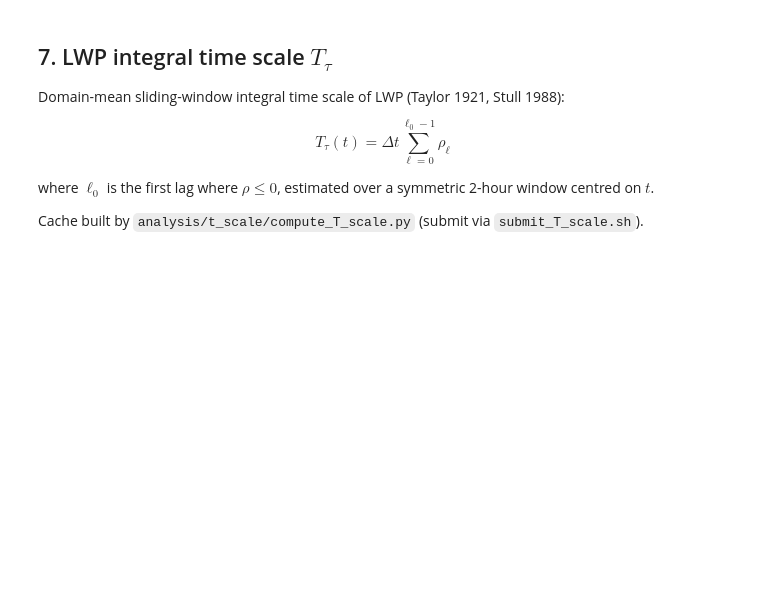
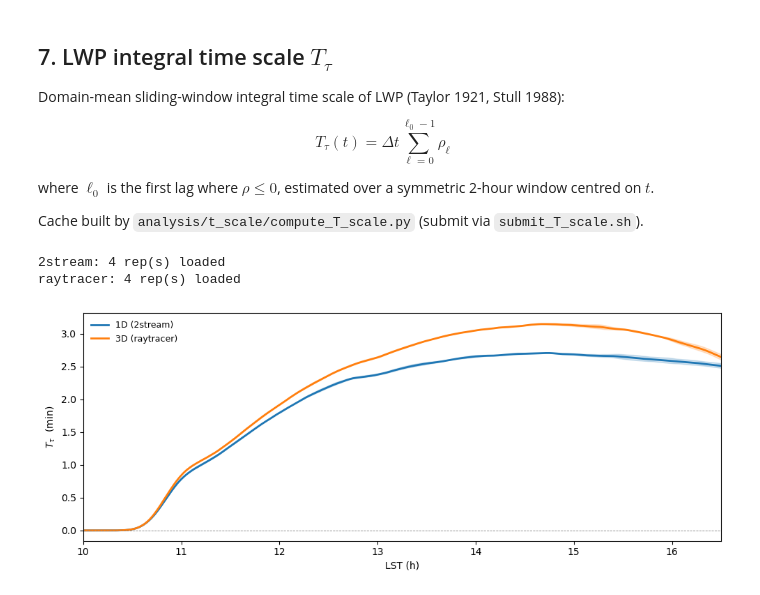
Before and after one commit to magpowell/microhh, a Jupyter notebook: cases/cass/analysis/base_comparison.ipynb, the cells around one changed output. Drawn from its saved outputs; the diff is of its cells as text; code cells hidden in the pictures; blank space fills up the shorter version.

```diff
--- a/cases/cass/analysis/base_comparison.ipynb
+++ b/cases/cass/analysis/base_comparison.ipynb
@@ -561,7 +470,6 @@ import netCDF4 as _nc4
 
 C1         = 2.5
 G          = 9.81
-LST_OFFSET = 5.5   # sim t=0 → 05:30 LST
 LST_WIN    = (13.0, 14.0)  # averaging window in LST hours
 
 
@@ -608,7 +516,7 @@ wstar_data = {}  # key → list of w_* values (one per rep)
 
 for case in CASES:
     rt_key   = case['key']
-    run_root = Path(case['run_root'])
+    run_root = Path(rs.root) / case['rt']
     vals = []
     for i in range(1, N_REPS + 1):
         rep_dir = run_root / f'rep_{i:02d}'
@@ -631,32 +539,3 @@ for case in CASES:
   3D rep_03  w* = 1.939 m/s
   3D rep_04  w* = 1.936 m/s
 3D: mean w* = 1.937 +/- 0.001 m/s
-# %%
-# ── Figure 6: w_* bar chart — 1D vs 3D ───────────────────────────────────────
-fig, ax = plt.subplots(figsize=(5, 4))
-
-x_pos  = np.arange(len(CASES))
-width  = 0.5
-
-for xi, case in enumerate(CASES):
-    vals = wstar_data[case['key']]
-    mean = np.nanmean(vals)
-    std  = np.nanstd(vals, ddof=0)
-    ax.bar(xi, mean, width, yerr=std, capsize=5,
-           color=case['color'], alpha=0.8, label=case['label'],
-           edgecolor='k', linewidth=0.6)
-    # individual rep markers
-    ax.scatter(np.full(len(vals), xi), vals,
-               color='k', s=20, zorder=3, alpha=0.6)
-
-ax.set_xticks(x_pos)
-ax.set_xticklabels([c['label'] for c in CASES])
-ax.set_ylabel(r'$w_*$  (m s$^{-1}$)')
-ax.set_title(f'Convective velocity scale:  {EXPT_KEY}\n'
-             f'[{LST_WIN[0]:.0f}:00–{LST_WIN[1]:.0f}:00 LST mean]',
-             fontsize=10)
-
-plt.tight_layout()
-if SAVE_PDF:
-    fig.savefig(f'fig6_wstar_{EXPT_KEY}.pdf', bbox_inches='tight')
-plt.show()
@@ -674,15 +551,11 @@ where $\ell_0$ is the first lag where $\rho \leq 0$, estimated over a symmetric
 Cache built by `analysis/t_scale/compute_T_scale.py` (submit via `submit_T_scale.sh`).
 # %%
 # ── Load T_scale cache ────────────────────────────────────────────────────────
-import os
-from pathlib import Path
-
-_TS_ROOT = (Path(os.environ.get('SCRATCH', '/pscratch/sd/m/mpowell'))
-            / 'CASS_LES/analysis/timescale' / EXPT_KEY)
+_TS_ROOT = CASS_ROOT / 'analysis' / 'timescale' / EXPT_KEY
 
 _RT_CFG = [
-    ('2stream',   'C0', '1D (2stream)'),
-    ('raytracer', 'C1', '3D (raytracer)'),
+    ('2stream',   RT_STYLE['2stream']['color'], RT_LABEL['2stream']),
+    ('raytracer', RT_STYLE['raytracer']['color'], RT_LABEL['raytracer']),
 ]
 
 ts_data = {}
@@ -708,30 +581,34 @@ LST_PLOT_MIN, LST_PLOT_MAX = 10.0, 16.5   # adjust as needed
 fig, ax = plt.subplots(figsize=(10, 4))
 
 for rt, color, label in _RT_CFG:
     reps = ts_data.get(rt, [])
     if not reps:
         continue
     t_h   = reps[0]['t_lst_h']
     stack = np.stack([r['T_scale_mean'] for r in reps])   # (n_reps, T)
     mu    = np.nanmean(stack, axis=0) / 60.0              # seconds → minutes
     sd    = np.nanstd(stack,  axis=0, ddof=0) / 60.0
 
     ax.plot(t_h, mu, color=color, lw=2.0, label=label)
     ax.fill_between(t_h, mu - sd, mu + sd, color=color, alpha=0.2)
 
 ax.set_xlabel('LST (h)')
 ax.set_ylabel(r'$T_\tau$  (min)')
 ax.set_xlim(LST_PLOT_MIN, LST_PLOT_MAX)
 ax.set_xticks(np.arange(LST_PLOT_MIN, LST_PLOT_MAX + 0.5, 1))
 ax.axhline(0, color='gray', lw=0.6, ls='--')
 ax.legend(fontsize=9, frameon=False)
 # ax.set_title(
 #     fr'{EXPT_KEY}: domain-mean LWP integral time scale'
 #     r'  (window = 2 h,  nlags = 30 min,  ensemble mean $\pm1\sigma$)',
 #     fontsize=10,
 # )
 plt.tight_layout()
 if SAVE_PDF:
     plt.savefig(f'T_scale_{EXPT_KEY}.pdf', bbox_inches='tight')
     print(f'Saved T_scale_{EXPT_KEY}.pdf')
 plt.show()
+# %% [output]
+2stream: 4 rep(s) loaded
+raytracer: 4 rep(s) loaded
+[figure, added]
```
Also changed, not shown: parts of 8 cells of this notebook, 13 other files.
